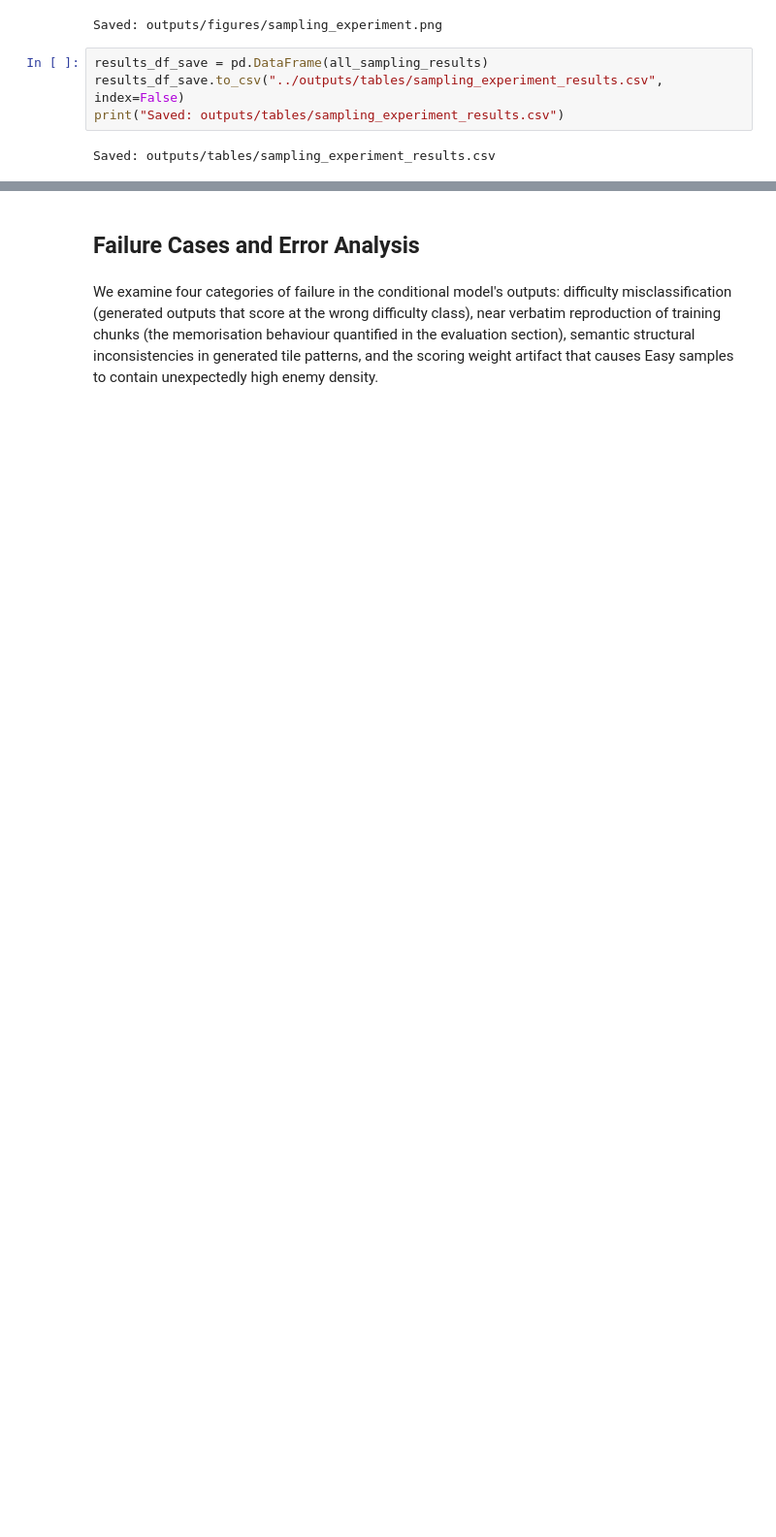
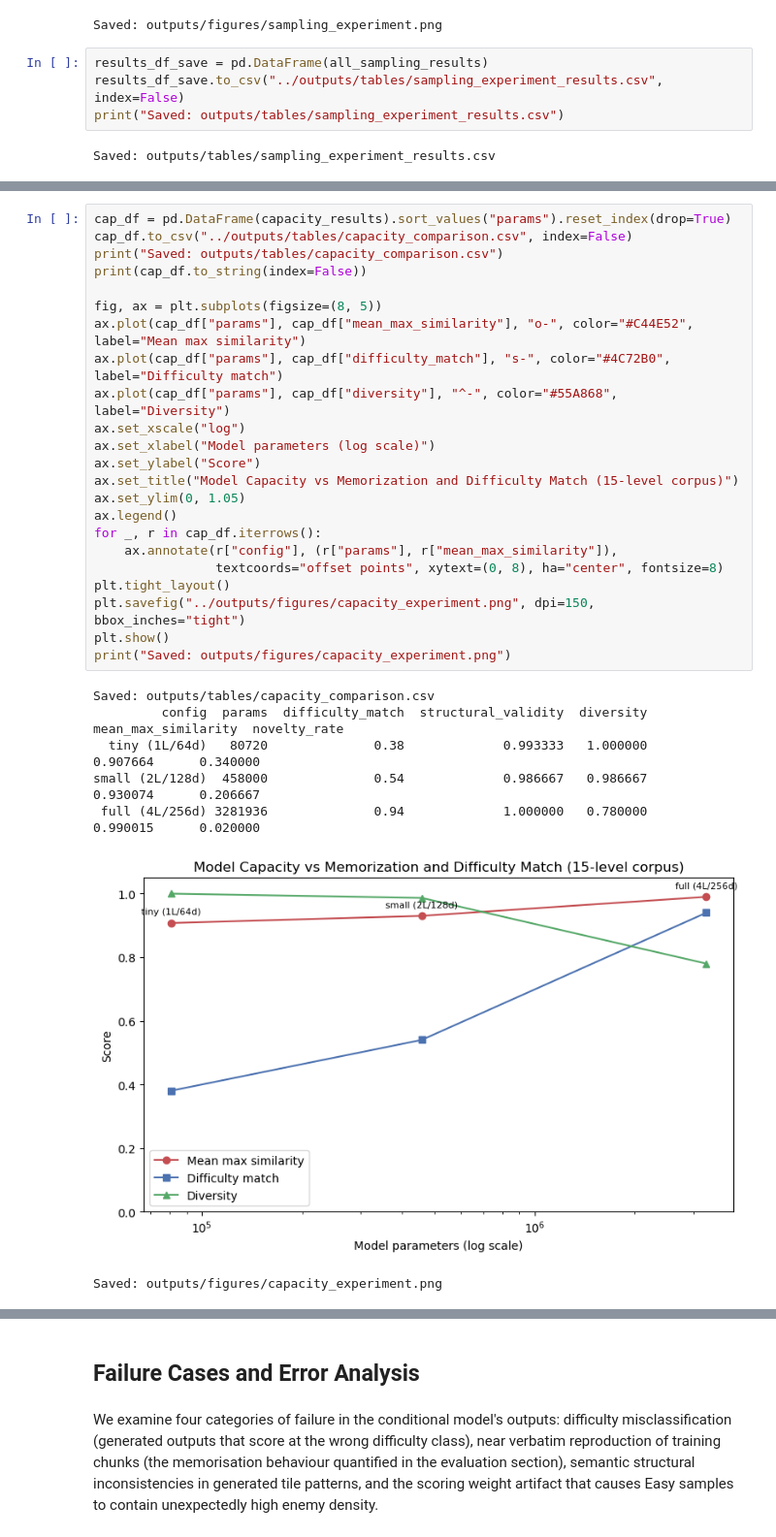
Before and after one commit to thebobmay/generative-ai-transformer-level-generation, a Jupyter notebook: notebooks/generative_model.ipynb, the cells around one changed output, grey strips where cells are left out. Shown at 97% size. Drawn from its saved outputs; the diff is of its cells as text; blank space fills up the shorter version.

```diff
--- a/notebooks/generative_model.ipynb
+++ b/notebooks/generative_model.ipynb
@@ -1743,0 +1792,31 @@ The overall conclusion is that temperature remains the primary generation contro
+# %%
+cap_df = pd.DataFrame(capacity_results).sort_values("params").reset_index(drop=True)
+cap_df.to_csv("../outputs/tables/capacity_comparison.csv", index=False)
+print("Saved: outputs/tables/capacity_comparison.csv")
+print(cap_df.to_string(index=False))
+
+fig, ax = plt.subplots(figsize=(8, 5))
+ax.plot(cap_df["params"], cap_df["mean_max_similarity"], "o-", color="#C44E52", label="Mean max similarity")
+ax.plot(cap_df["params"], cap_df["difficulty_match"], "s-", color="#4C72B0", label="Difficulty match")
+ax.plot(cap_df["params"], cap_df["diversity"], "^-", color="#55A868", label="Diversity")
+ax.set_xscale("log")
+ax.set_xlabel("Model parameters (log scale)")
+ax.set_ylabel("Score")
+ax.set_title("Model Capacity vs Memorization and Difficulty Match (15-level corpus)")
+ax.set_ylim(0, 1.05)
+ax.legend()
+for _, r in cap_df.iterrows():
+    ax.annotate(r["config"], (r["params"], r["mean_max_similarity"]),
+                textcoords="offset points", xytext=(0, 8), ha="center", fontsize=8)
+plt.tight_layout()
+plt.savefig("../outputs/figures/capacity_experiment.png", dpi=150, bbox_inches="tight")
+plt.show()
+print("Saved: outputs/figures/capacity_experiment.png")
+# %% [output]
+Saved: outputs/tables/capacity_comparison.csv
+         config  params  difficulty_match  structural_validity  diversity  mean_max_similarity  novelty_rate
+  tiny (1L/64d)   80720              0.38             0.993333   1.000000             0.907664      0.340000
+small (2L/128d)  458000              0.54             0.986667   0.986667             0.930074      0.206667
+ full (4L/256d) 3281936              0.94             1.000000   0.780000             0.990015      0.020000
+[figure, added]
+Saved: outputs/figures/capacity_experiment.png
```
Also changed, not shown: parts of 34 cells of this notebook, 15 other files.
